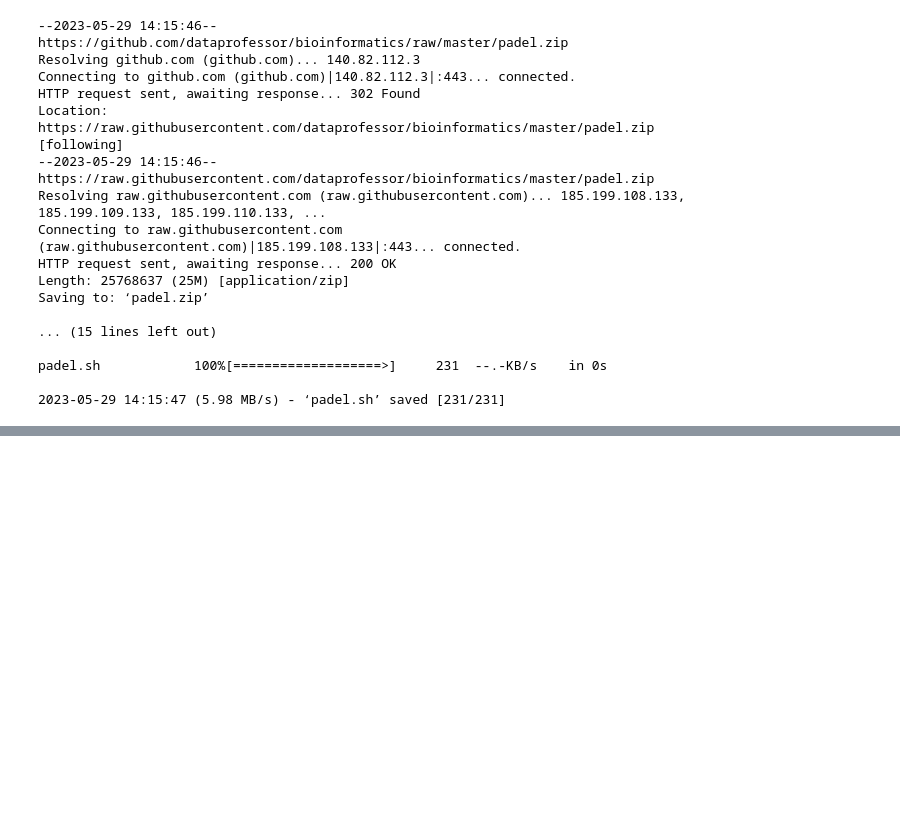
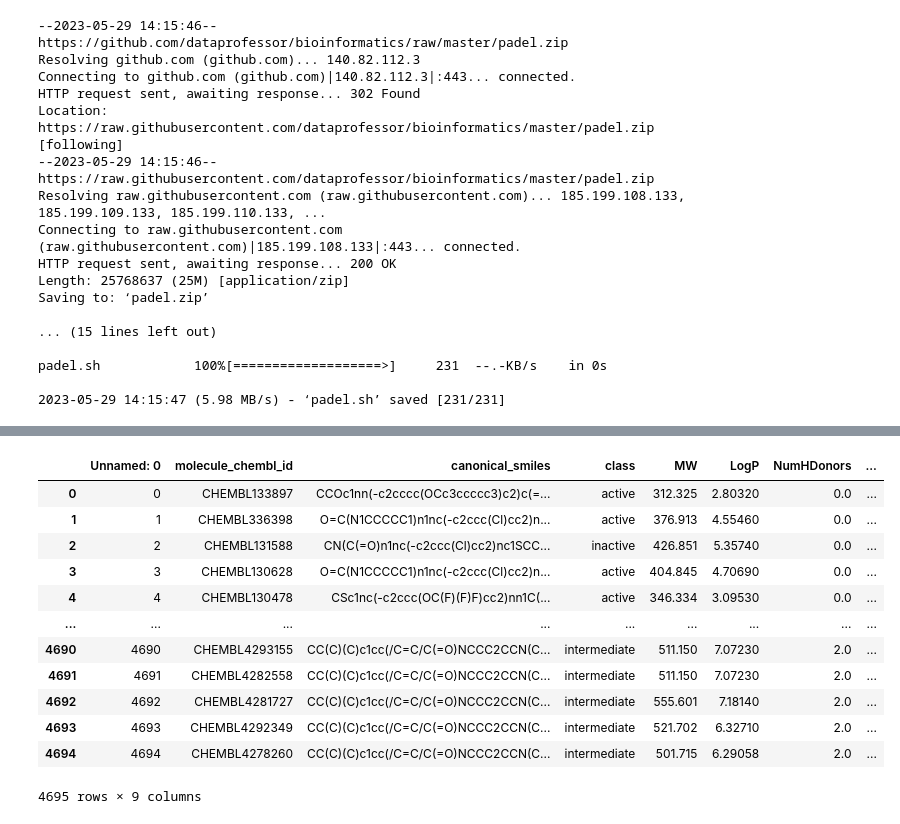
Before and after one commit to Alex-Catalin21/Bioinformatics_Project, a Jupyter notebook: ML_3_Descriptor_Calculation.ipynb, the cells around one changed output, grey strips where cells are left out. Saved outputs shown, nothing was run; the diff lists cells and outputs as text; code cells hidden in the pictures; blank space fills up the shorter version.

```diff
--- a/ML_3_Descriptor_Calculation.ipynb
+++ b/ML_3_Descriptor_Calculation.ipynb
@@ -25,0 +65,18 @@ padel.sh            100%[===================>]     231  --.-KB/s    in 0s
+# %%
+df3 = pd.read_csv('acetylcholinesterase_04_bioactivity_data_3class_pIC50.csv')
+# %%
+df3
+# %% [output]
+|  | Unnamed: 0 | molecule_chembl_id | canonical_smiles | class | MW | LogP | NumHDonors | ... |
+| 0 | 0 | CHEMBL133897 | CCOc1nn(-c2cccc(OCc3ccccc3)c2)c(=... | active | 312.325 | 2.80320 | 0.0 | ... |
+| 1 | 1 | CHEMBL336398 | O=C(N1CCCCC1)n1nc(-c2ccc(Cl)cc2)n... | active | 376.913 | 4.55460 | 0.0 | ... |
+| 2 | 2 | CHEMBL131588 | CN(C(=O)n1nc(-c2ccc(Cl)cc2)nc1SCC... | inactive | 426.851 | 5.35740 | 0.0 | ... |
+| 3 | 3 | CHEMBL130628 | O=C(N1CCCCC1)n1nc(-c2ccc(Cl)cc2)n... | active | 404.845 | 4.70690 | 0.0 | ... |
+| 4 | 4 | CHEMBL130478 | CSc1nc(-c2ccc(OC(F)(F)F)cc2)nn1C(... | active | 346.334 | 3.09530 | 0.0 | ... |
+| ... | ... | ... | ... | ... | ... | ... | ... | ... |
+| 4690 | 4690 | CHEMBL4293155 | CC(C)(C)c1cc(/C=C/C(=O)NCCC2CCN(C... | intermediate | 511.150 | 7.07230 | 2.0 | ... |
+| 4691 | 4691 | CHEMBL4282558 | CC(C)(C)c1cc(/C=C/C(=O)NCCC2CCN(C... | intermediate | 511.150 | 7.07230 | 2.0 | ... |
+| 4692 | 4692 | CHEMBL4281727 | CC(C)(C)c1cc(/C=C/C(=O)NCCC2CCN(C... | intermediate | 555.601 | 7.18140 | 2.0 | ... |
+| 4693 | 4693 | CHEMBL4292349 | CC(C)(C)c1cc(/C=C/C(=O)NCCC2CCN(C... | intermediate | 521.702 | 6.32710 | 2.0 | ... |
+| 4694 | 4694 | CHEMBL4278260 | CC(C)(C)c1cc(/C=C/C(=O)NCCC2CCN(C... | intermediate | 501.715 | 6.29058 | 2.0 | ... |
+4695 rows × 9 columns
```
Also changed, not shown: parts of 13 cells of this notebook.
